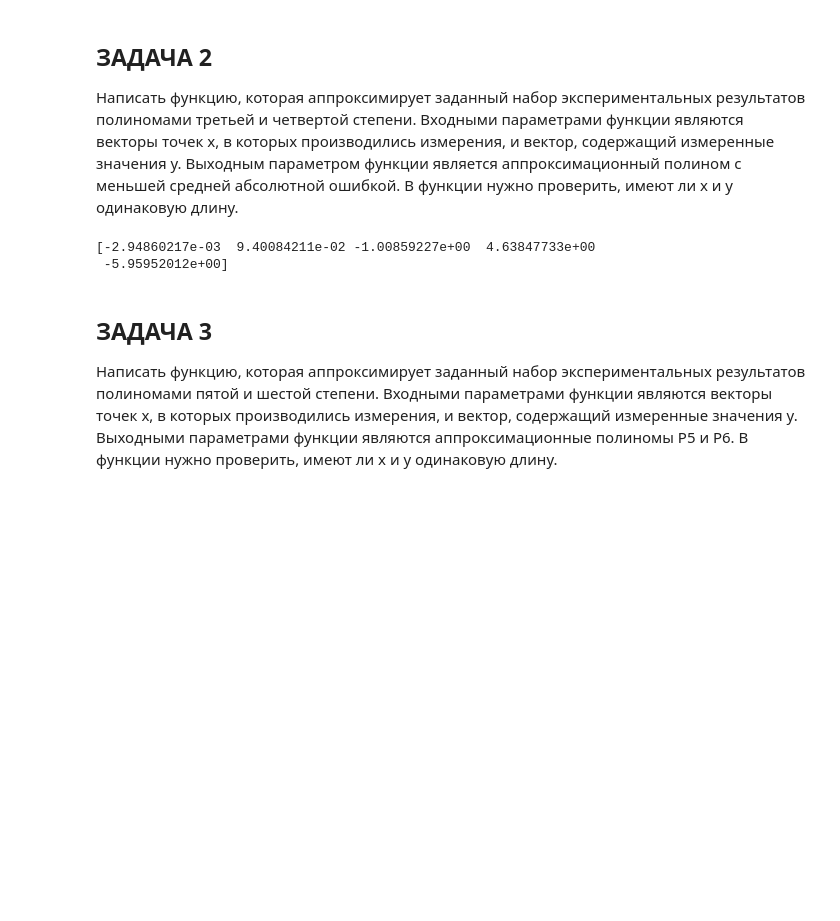
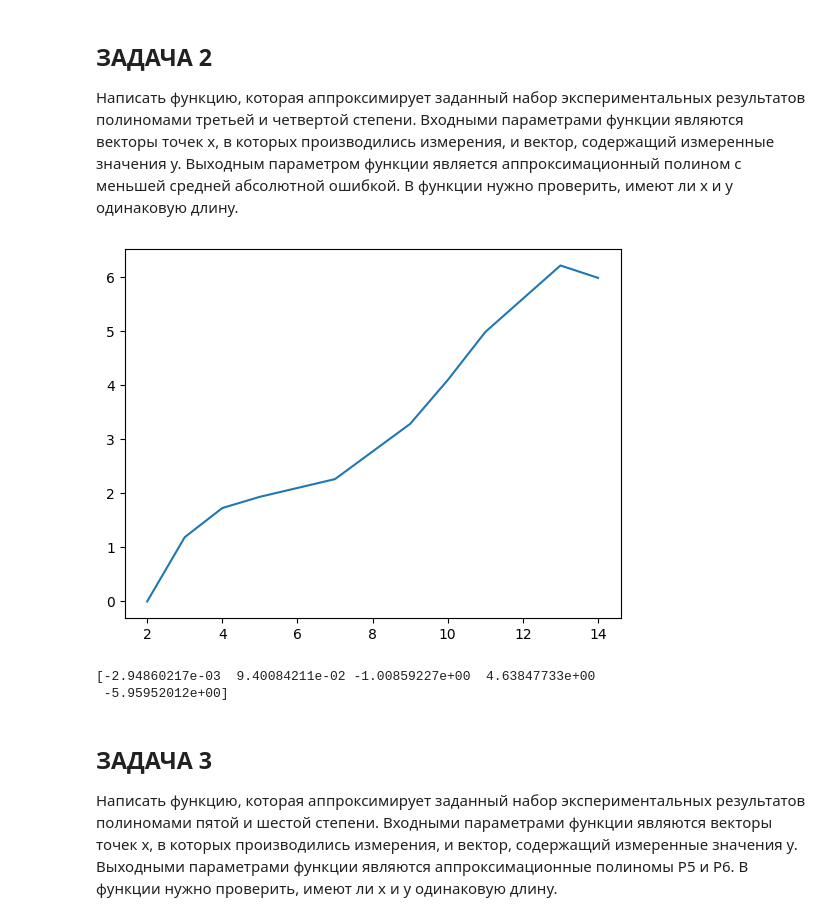
Before and after one commit to xXxINFARKTxXx/NonLineProgEvolAlgs, a Jupyter notebook: 3_colloq1/rus/ultimate_guide/approximation_numpy.ipynb, the cells around one changed output. Saved outputs shown, nothing was run; the diff lists cells and outputs as text; code cells hidden in the pictures; blank space fills up the shorter version.

```diff
--- a/3_colloq1/rus/ultimate_guide/approximation_numpy.ipynb
+++ b/3_colloq1/rus/ultimate_guide/approximation_numpy.ipynb
@@ -361,32 +364,33 @@ print(p)
 # %%
 import numpy as np
 import statistics as stat
 
 def zadatak2(x,y):
     p3 = np.polyfit(x,y,3)
     p4 = np.polyfit(x,y,4)
 
     yp3 = np.polyval(p3,x)
     yp4 = np.polyval(p4,x)
 
     aps_er3 = stat.mean(abs(y-yp3))
     aps_er4 = stat.mean(abs(y-yp4))
 
     if aps_er3 < aps_er4:
         p = p3
     else:
         p = p4
     return p
 
-# x = input('Введите x:')
-# y = input('Введите y:')
-# x = [int(num.strip()) for num in x.split(',')]
-# y = [int(num.strip()) for num in y.split(',')]
 x = np.array([2, 3, 4, 5, 7, 9, 10, 11, 13, 14])
 y = np.array([0.25, 1.25, 0.1, 3.25, 3, 2, 4, 5.5, 6.5, 5.75])
 p = zadatak2(x,y)
+
+plt.plot(x, np.polyval(p, x))
+plt.show()
+
 print(p)
 # %% [output]
+[figure, added]
 [-2.94860217e-03  9.40084211e-02 -1.00859227e+00  4.63847733e+00
  -5.95952012e+00]
 # %% [markdown]
```
Also changed, not shown: parts of 5 cells of this notebook.
